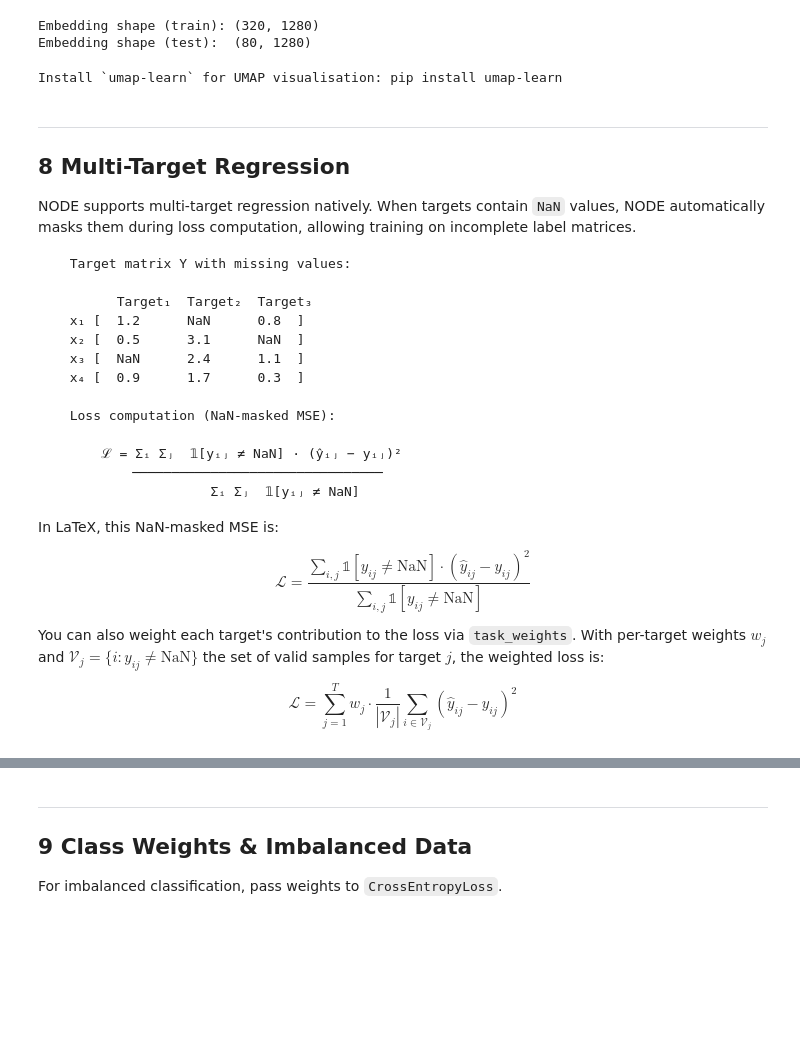
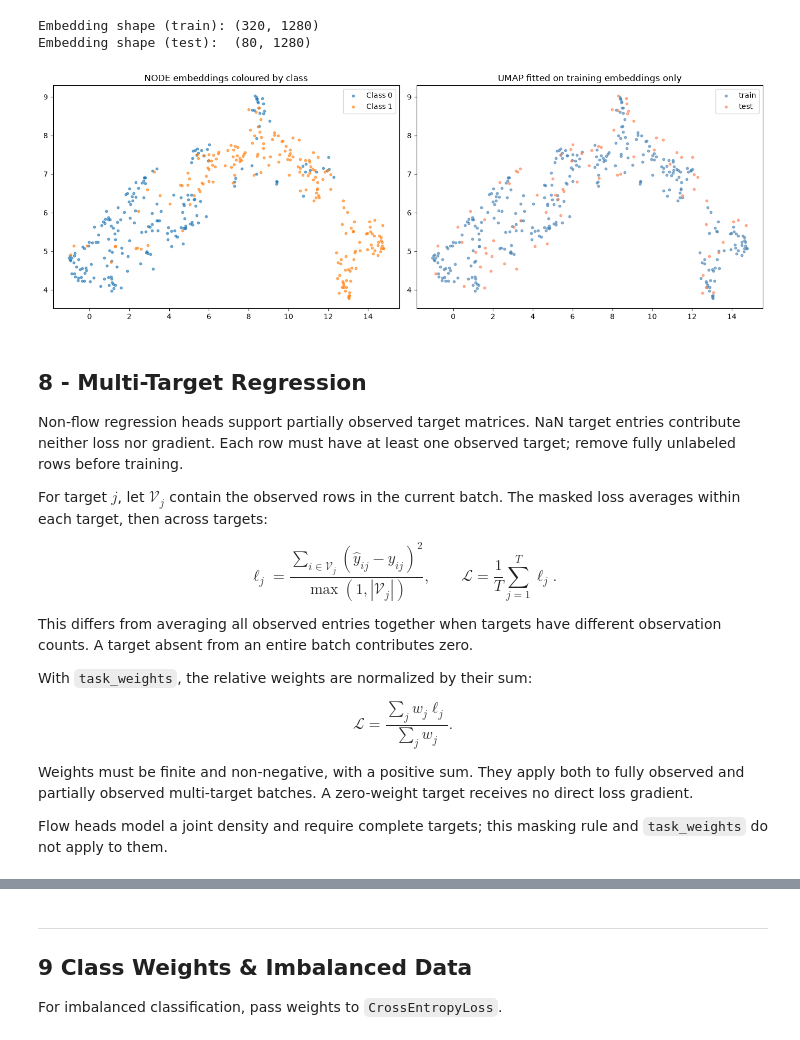
Before and after one commit to Bayer-Group/MotherML, a Jupyter notebook: examples/notebooks/05_advanced/05_NODE.ipynb, the cells around one changed output, grey strips where cells are left out. Cells and saved outputs as stored; diff of their text form; code cells hidden in the pictures; blank space fills up the shorter version.

````diff
--- a/examples/notebooks/05_advanced/05_NODE.ipynb
+++ b/examples/notebooks/05_advanced/05_NODE.ipynb
@@ -1862,72 +1578,52 @@ Embedding shape (test):  (80, 1280)
 # %%
 try:
     from umap import UMAP
 
-    # Combine embeddings and labels
-    all_embeddings = np.vstack([embeddings_train, embeddings_test])
     all_labels = np.concatenate([y_train_c, y_test_c])
-    all_splits = ["train"] * len(y_train_c) + ["test"] * len(y_test_c)
-
-    # Fit UMAP
+    all_splits = np.array(["train"] * len(y_train_c) + ["test"] * len(y_test_c))
     reducer = UMAP(n_components=2, random_state=RANDOM_STATE)
-    embeddings_2d = reducer.fit_transform(all_embeddings)
+    train_projection = reducer.fit_transform(embeddings_train)
+    test_projection = reducer.transform(embeddings_test)
+    embeddings_2d = np.vstack([train_projection, test_projection])
 
     fig, axes = plt.subplots(1, 2, figsize=(14, 5))
-
-    # By class
-    for cls in np.unique(all_labels):
-        mask = all_labels == cls
-        axes[0].scatter(embeddings_2d[mask, 0], embeddings_2d[mask, 1], s=10, alpha=0.6, label=f"Class {cls}")
-    axes[0].set_title("NODE Embeddings coloured by class")
+    for class_label in np.unique(all_labels):
+        mask = all_labels == class_label
+        axes[0].scatter(embeddings_2d[mask, 0], embeddings_2d[mask, 1], s=10, alpha=0.6, label=f"Class {class_label}")
+    axes[0].set_title("NODE embeddings coloured by class")
     axes[0].legend()
 
-    # By split
     for split, colour in [("train", "steelblue"), ("test", "coral")]:
-        mask = np.array(all_splits) == split
+        mask = all_splits == split
         axes[1].scatter(embeddings_2d[mask, 0], embeddings_2d[mask, 1], s=10, alpha=0.6, label=split, color=colour)
-    axes[1].set_title("NODE Embeddings coloured by split")
+    axes[1].set_title("UMAP fitted on training embeddings only")
     axes[1].legend()
 
     plt.tight_layout()
     plt.show()
 
 except ImportError:
-    print("Install `umap-learn` for UMAP visualisation: pip install umap-learn")
+    print("Install umap-learn for UMAP visualisation: pip install umap-learn")
 # %% [output]
-Install `umap-learn` for UMAP visualisation: pip install umap-learn
+[figure, added]
 # %% [markdown]
----
-## 8  Multi-Target Regression
+## 8 - Multi-Target Regression
 
-NODE supports multi-target regression natively. When targets contain `NaN` values,
-NODE automatically masks them during loss computation, allowing training on
-incomplete label matrices.
+Non-flow regression heads support partially observed target matrices. NaN target entries contribute neither loss nor gradient. Each row must have at least one observed target; remove fully unlabeled rows before training.
 
-```
-  Target matrix Y with missing values:
+For target $j$, let $\mathcal V_j$ contain the observed rows in the current batch. The masked loss averages within each target, then across targets:
 
-        Target₁  Target₂  Target₃
-  x₁ [  1.2      NaN      0.8  ]
-  x₂ [  0.5      3.1      NaN  ]
-  x₃ [  NaN      2.4      1.1  ]
-  x₄ [  0.9      1.7      0.3  ]
+$$\ell_j=\frac{\sum_{i\in\mathcal V_j}(\hat y_{ij}-y_{ij})^2}{\max(1,|\mathcal V_j|)},\qquad\mathcal L=\frac1T\sum_{j=1}^T\ell_j.$$
 
-  Loss computation (NaN-masked MSE):
+This differs from averaging all observed entries together when targets have different observation counts. A target absent from an entire batch contributes zero.
 
-      ℒ = Σᵢ Σⱼ  𝟙[yᵢⱼ ≠ NaN] · (ŷᵢⱼ − yᵢⱼ)²
-          ────────────────────────────────
-                    Σᵢ Σⱼ  𝟙[yᵢⱼ ≠ NaN]
-```
+With `task_weights`, the relative weights are normalized by their sum:
 
-In LaTeX, this NaN-masked MSE is:
+$$\mathcal L=\frac{\sum_j w_j\ell_j}{\sum_j w_j}.$$
 
-$$\mathcal{L} = \frac{\sum_{i,j} \mathbb{1}[y_{ij} \neq \text{NaN}] \cdot (\hat{y}_{ij} - y_{ij})^2}{\sum_{i,j} \mathbb{1}[y_{ij} \neq \text{NaN}]}$$
+Weights must be finite and non-negative, with a positive sum. They apply both to fully observed and partially observed multi-target batches. A zero-weight target receives no direct loss gradient.
 
-You can also weight each target's contribution to the loss via `task_weights`. With per-target
-weights $w_j$ and $\mathcal{V}_j = \{i : y_{ij} \neq \text{NaN}\}$ the set of valid samples for
-target $j$, the weighted loss is:
-
-$$\mathcal{L} = \sum_{j=1}^{T} w_j \cdot \frac{1}{|\mathcal{V}_j|}\sum_{i \in \mathcal{V}_j}(\hat{y}_{ij} - y_{ij})^2$$
+Flow heads model a joint density and require complete targets; this masking rule and `task_weights` do not apply to them.
 # %%
 # Create multi-target data
 X_mt, y_mt = make_regression(
````
Also changed, not shown: parts of 39 cells of this notebook, 9 other files.
